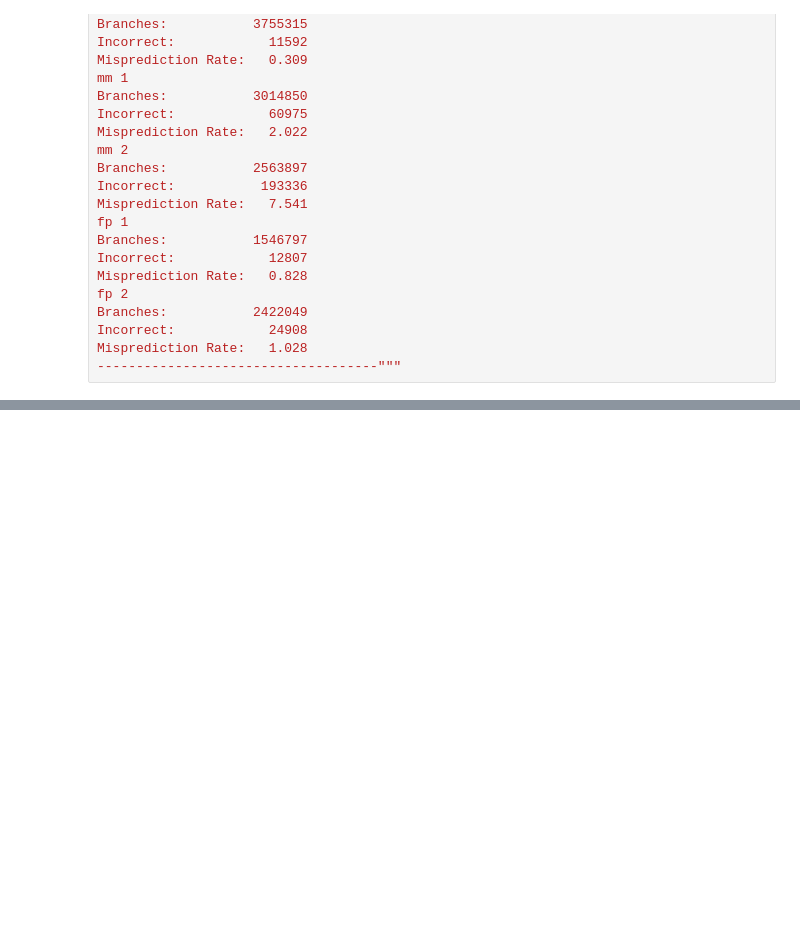
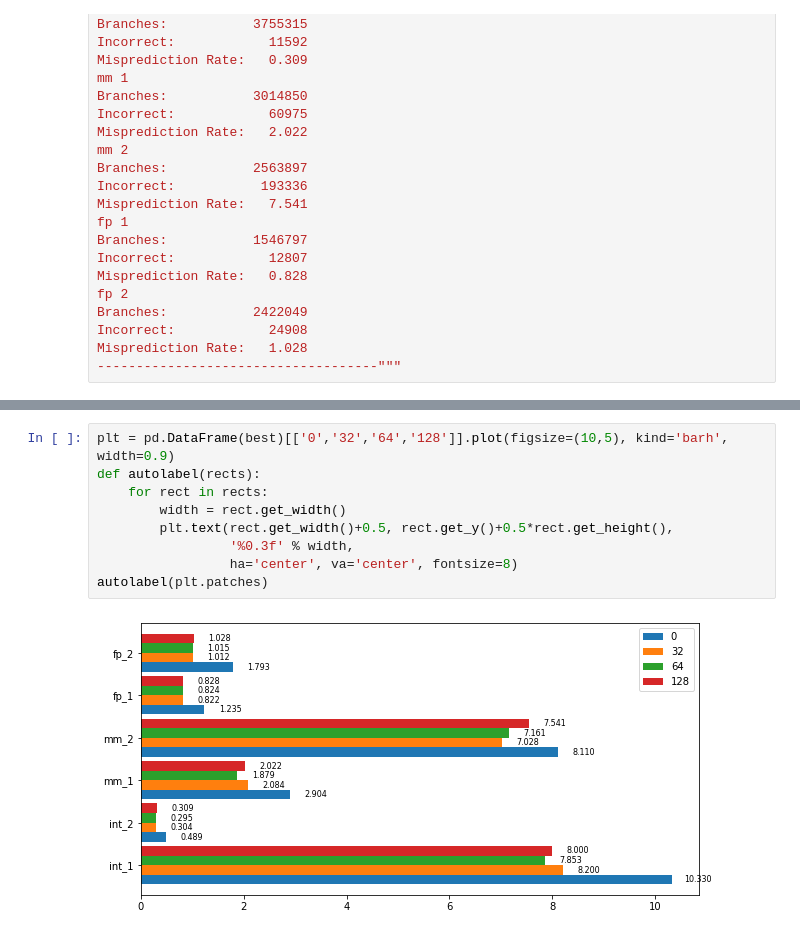
Before and after one commit to tanmaylaud/CSE240A, a Jupyter notebook: src/Perceptron_Plotting.ipynb, the cells around one changed output, grey strips where cells are left out. Cells and saved outputs as stored; diff of their text form; blank space fills up the shorter version.

```diff
--- a/src/Perceptron_Plotting.ipynb
+++ b/src/Perceptron_Plotting.ipynb
@@ -220,0 +287,11 @@ Misprediction Rate:   1.028
+# %%
+plt = pd.DataFrame(best)[['0','32','64','128']].plot(figsize=(10,5), kind='barh', width=0.9)
+def autolabel(rects):
+    for rect in rects:
+        width = rect.get_width()
+        plt.text(rect.get_width()+0.5, rect.get_y()+0.5*rect.get_height(),
+                 '%0.3f' % width,
+                 ha='center', va='center', fontsize=8)
+autolabel(plt.patches)
+# %% [output]
+[figure, added]
```
Also changed, not shown: parts of 5 cells of this notebook.
